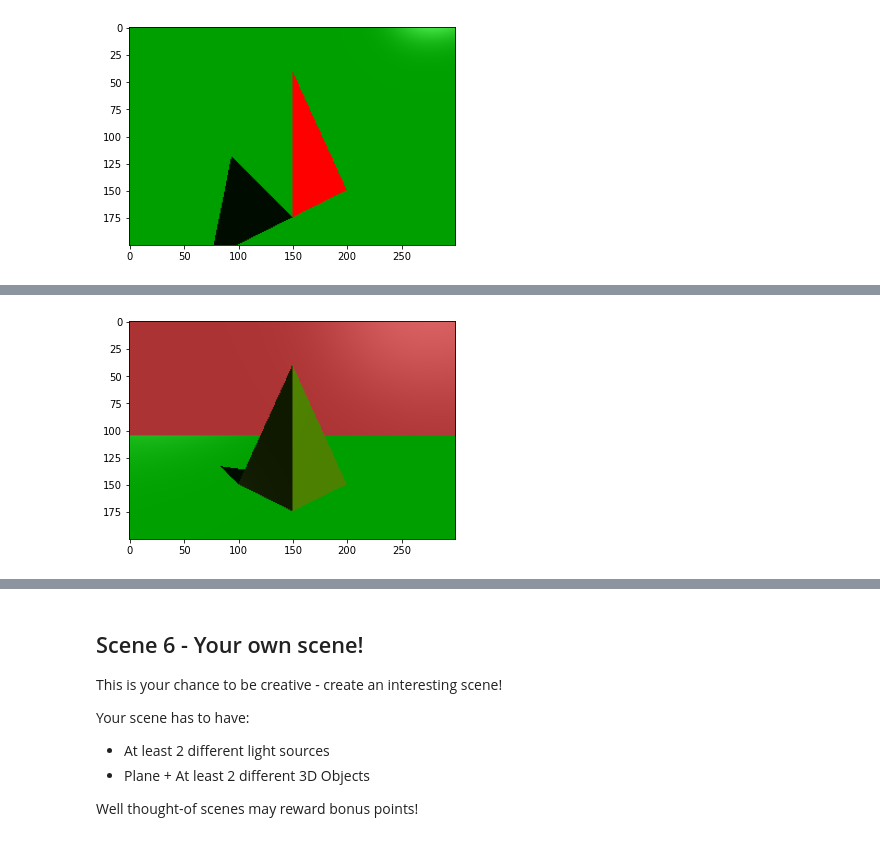
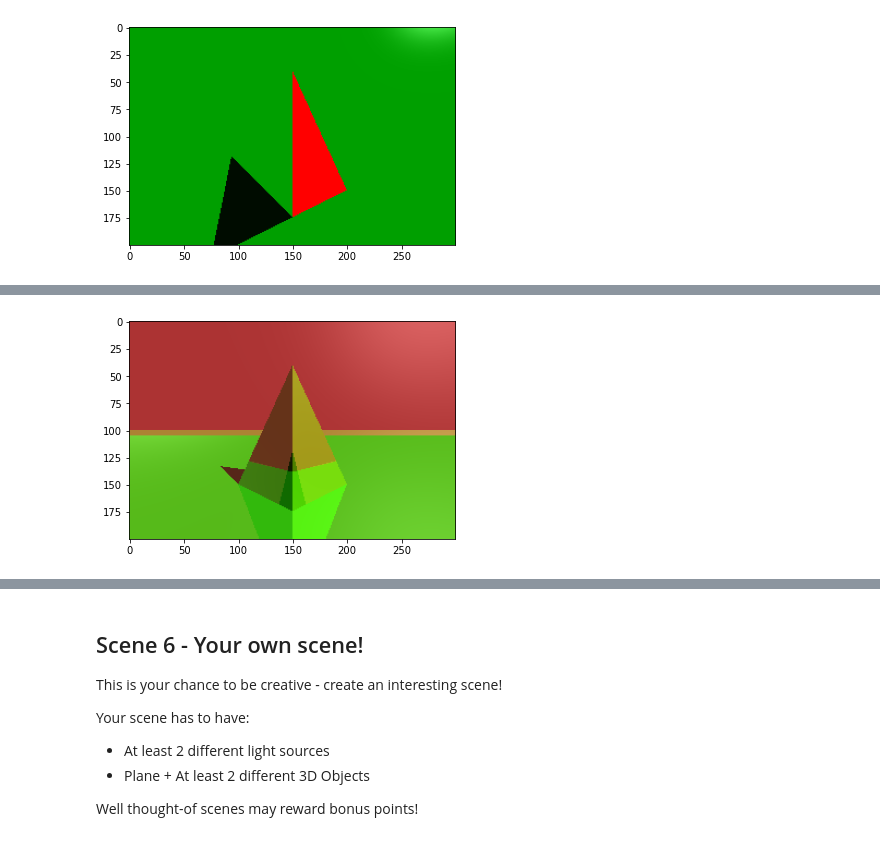
Before and after one commit to efraim224/Ray-Tracing, a Jupyter notebook: Exercise_3_Ray_Tracing.ipynb, the cells around one changed output, grey strips where cells are left out. Cells and saved outputs as stored; diff of their text form; code cells hidden in the pictures.

```diff
--- a/Exercise_3_Ray_Tracing.ipynb
+++ b/Exercise_3_Ray_Tracing.ipynb
@@ -130,33 +130,33 @@ This scene has a pyramid with light reflections on plane.
 # %%
 from hw3 import *
 
 v_list = np.array([[-1,-1,-2],[1,-1,-2],[0,-1,-1],[0,1,-1.5]])
 f_list = np.array([[0,2,1],[0,1,3],[0,2,3],[1,3,2]])
 
 mesh = Mesh(v_list, f_list)
 mesh.set_material([0.3, 0.5, 0], [0.3, 0.5, 0], [0.3, 0.3, 0.3], 10, 0.5)
 mesh.apply_materials_to_triangles()
 plane = Plane([0,1,0], [0,-1,0])
 plane.set_material([0, 0.5, 0], [0, 1, 0], [1, 1, 1], 10, 0.5)
 background = Plane([0,0,1], [0,0,-30])
 background.set_material([1, 0.3, 0.3], [1, 0.3, 0.3], [0.2, 0.2, 0.2], 10, 0.5)
 
 
 objects = [mesh,plane,background]
 
 light = DirectionalLight(intensity= np.array([1, 1, 1]),direction=np.array([1,1,1]))
 
 lights = [light]
 
 ambient = np.array([0.1,0.1,0.1])
 
 camera = np.array([0,0,1])
 
-im = render_scene(camera, ambient, lights, objects, (300, 200), 1)
+im = render_scene(camera, ambient, lights, objects, (300, 200), 3)
 plt.imshow(im)
 plt.imsave('scene3.png', im)
 # %% [output]
-[figure, old version]
+[figure, new version]
 # %% [markdown]
 ## Scene 4 - Sphere with reflections
 
```
Also changed, not shown: parts of 6 cells of this notebook, 1 other file.
